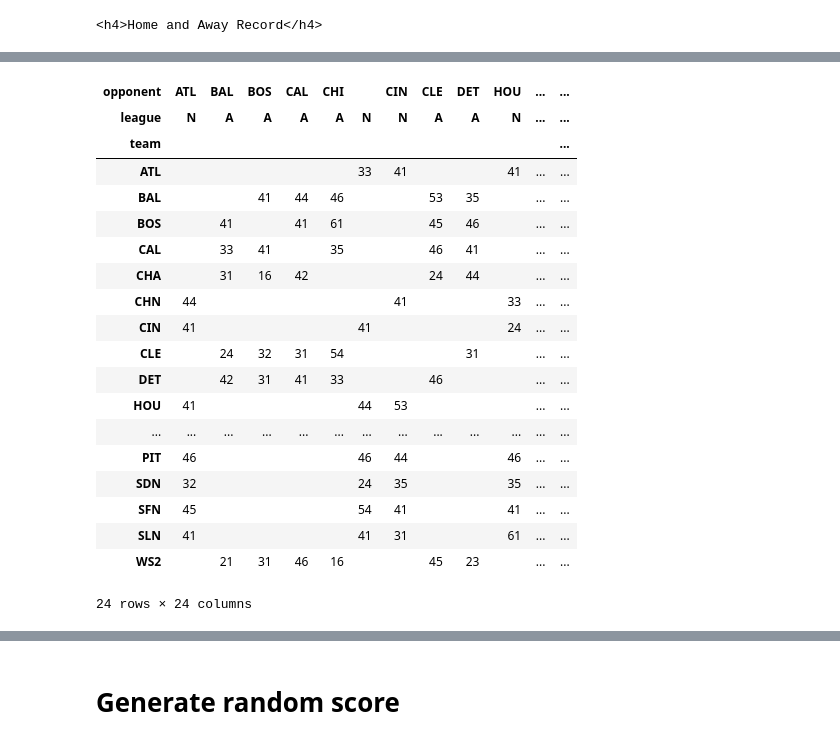
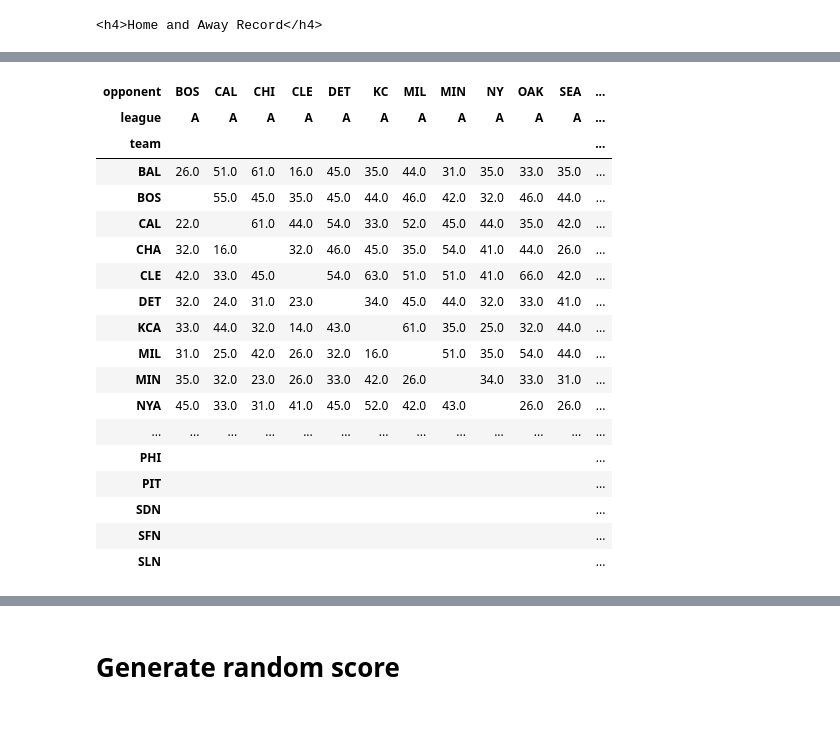
Before and after one commit to jgodin21/sherco_ratings, a Jupyter notebook: code/create fast action chart for given season.ipynb, the cells around one changed output, grey strips where cells are left out. Drawn from its saved outputs; the diff is of its cells as text; code cells hidden in the pictures.

```diff
--- a/code/create fast action chart for given season.ipynb
+++ b/code/create fast action chart for given season.ipynb
@@ -99,7 +119,7 @@ my_teams = [char[1:4] for char in my_hrefs]
 # %%
 session = requests.session()
 # %%
-url = "https://www.retrosheet.org/boxesetc/1971/TPIT01971.htm"
+url = "https://www.retrosheet.org/boxesetc/1995/TCLE01995.htm"
 # %%
 s = session.get(url)
 # %%
@@ -262,12 +312,11 @@ base_url = "https://www.retrosheet.org/boxesetc/"
 
 def get_head2head(year, hrefs, cols, teams, type_dict):
     session = requests.session()
-    events = pd.DataFrame()
+    data_frames = []  # List to store each event2 DataFrame
     div_count = 0
+
     for href in hrefs:
-
         result = session.get(base_url + str(year) + "/" + hrefs[div_count])
-
         soup = BeautifulSoup(result.text, 'html.parser')
 
         first_pre = soup.find('h4')
@@ -279,9 +328,8 @@ def get_head2head(year, hrefs, cols, teams, type_dict):
         table = table.reset_index()
         table = table.drop(columns="index")
 
-
         event = pd.DataFrame()
-        event[cols] = table['unsplit'].str.split('\s+',expand=True)
+        event[cols] = table['unsplit'].str.split(r'\s+', expand=True)
         event["team"] = teams[div_count]
         event = event.astype(type_dict)
         event["total_win_pct"] = (event["total_w"] / event["total_g"]).astype(float)
@@ -325,14 +373,17 @@ def get_head2head(year, hrefs, cols, teams, type_dict):
         event["roll"] = event["roll"].replace(np.nan, "")
 
         event2 = event[["team", "opponent", "league", "total_win_pct", "roll"]]
-        events = events.append(event2, ignore_index=True)
+        data_frames.append(event2)  # Append DataFrame to list instead of using .append()
 
         div_count += 1
 
+    # Concatenate all DataFrames at once (more efficient)
+    events = pd.concat(data_frames, ignore_index=True)
     return events
 # %%
-pd.set_option('display.max_rows', 300)
-win_pct_1971 = get_head2head(1971, my_hrefs, my_cols, my_teams, type_dict)
-win_pct_1971
+pd.set_option('display.max_rows', 400)
+pd.set_option('display.max_columns', 50)
+win_pct_1995 = get_head2head(1995, my_hrefs, my_cols, my_teams, type_dict)
+win_pct_1995
 # %% [output]
 |  | team | opponent | league | total_win_pct | roll |
@@ -354,0 +406,3 @@ win_pct_1971
+# %%
+win_pct_1995 = win_pct_1995.sort_values(['league', 'team', 'opponent'], ascending=[True, True, True])
+win_pct_1995
@@ -355,26 +427,25 @@ win_pct_1971
 # %%
-table_1971 = pd.pivot_table(win_pct_1971, values='roll', index=['team'],
-                    columns=['opponent', 'league'], aggfunc=np.sum, fill_value="")
-table_1971
+table_1995 = pd.pivot_table(win_pct_1995, values='roll', index=['team'],
+                    columns=['opponent', 'league'], aggfunc="sum", fill_value="", sort=False)
+table_1995
 # %% [output]
-| opponent | ATL | BAL | BOS | CAL | CHI |  | CIN | CLE | DET | HOU | ... | ... |
-| league | N | A | A | A | A | N | N | A | A | N | ... | ... |
+| opponent | BOS | CAL | CHI | CLE | DET | KC | MIL | MIN | NY | OAK | SEA | ... |
+| league | A | A | A | A | A | A | A | A | A | A | A | ... |
 | team |  |  |  |  |  |  |  |  |  |  |  | ... |
-| ATL |  |  |  |  |  | 33 | 41 |  |  | 41 | ... | ... |
-| BAL |  |  | 41 | 44 | 46 |  |  | 53 | 35 |  | ... | ... |
-| BOS |  | 41 |  | 41 | 61 |  |  | 45 | 46 |  | ... | ... |
-| CAL |  | 33 | 41 |  | 35 |  |  | 46 | 41 |  | ... | ... |
-| CHA |  | 31 | 16 | 42 |  |  |  | 24 | 44 |  | ... | ... |
-| CHN | 44 |  |  |  |  |  | 41 |  |  | 33 | ... | ... |
-| CIN | 41 |  |  |  |  | 41 |  |  |  | 24 | ... | ... |
-| CLE |  | 24 | 32 | 31 | 54 |  |  |  | 31 |  | ... | ... |
-| DET |  | 42 | 31 | 41 | 33 |  |  | 46 |  |  | ... | ... |
-| HOU | 41 |  |  |  |  | 44 | 53 |  |  |  | ... | ... |
+| BAL | 26.0 | 51.0 | 61.0 | 16.0 | 45.0 | 35.0 | 44.0 | 31.0 | 35.0 | 33.0 | 35.0 | ... |
+| BOS |  | 55.0 | 45.0 | 35.0 | 45.0 | 44.0 | 46.0 | 42.0 | 32.0 | 46.0 | 44.0 | ... |
+| CAL | 22.0 |  | 61.0 | 44.0 | 54.0 | 33.0 | 52.0 | 45.0 | 44.0 | 35.0 | 42.0 | ... |
+| CHA | 32.0 | 16.0 |  | 32.0 | 46.0 | 45.0 | 35.0 | 54.0 | 41.0 | 44.0 | 26.0 | ... |
+| CLE | 42.0 | 33.0 | 45.0 |  | 54.0 | 63.0 | 51.0 | 51.0 | 41.0 | 66.0 | 42.0 | ... |
+| DET | 32.0 | 24.0 | 31.0 | 23.0 |  | 34.0 | 45.0 | 44.0 | 32.0 | 33.0 | 41.0 | ... |
+| KCA | 33.0 | 44.0 | 32.0 | 14.0 | 43.0 |  | 61.0 | 35.0 | 25.0 | 32.0 | 44.0 | ... |
+| MIL | 31.0 | 25.0 | 42.0 | 26.0 | 32.0 | 16.0 |  | 51.0 | 35.0 | 54.0 | 44.0 | ... |
+| MIN | 35.0 | 32.0 | 23.0 | 26.0 | 33.0 | 42.0 | 26.0 |  | 34.0 | 33.0 | 31.0 | ... |
+| NYA | 45.0 | 33.0 | 31.0 | 41.0 | 45.0 | 52.0 | 42.0 | 43.0 |  | 26.0 | 26.0 | ... |
 | ... | ... | ... | ... | ... | ... | ... | ... | ... | ... | ... | ... | ... |
-| PIT | 46 |  |  |  |  | 46 | 44 |  |  | 46 | ... | ... |
-| SDN | 32 |  |  |  |  | 24 | 35 |  |  | 35 | ... | ... |
-| SFN | 45 |  |  |  |  | 54 | 41 |  |  | 41 | ... | ... |
-| SLN | 41 |  |  |  |  | 41 | 31 |  |  | 61 | ... | ... |
-| WS2 |  | 21 | 31 | 46 | 16 |  |  | 45 | 23 |  | ... | ... |
+| PHI |  |  |  |  |  |  |  |  |  |  |  | ... |
+| PIT |  |  |  |  |  |  |  |  |  |  |  | ... |
+| SDN |  |  |  |  |  |  |  |  |  |  |  | ... |
+| SFN |  |  |  |  |  |  |  |  |  |  |  | ... |
+| SLN |  |  |  |  |  |  |  |  |  |  |  | ... |
-24 rows × 24 columns
 # %%
```
Also changed, not shown: parts of 58 cells of this notebook.
